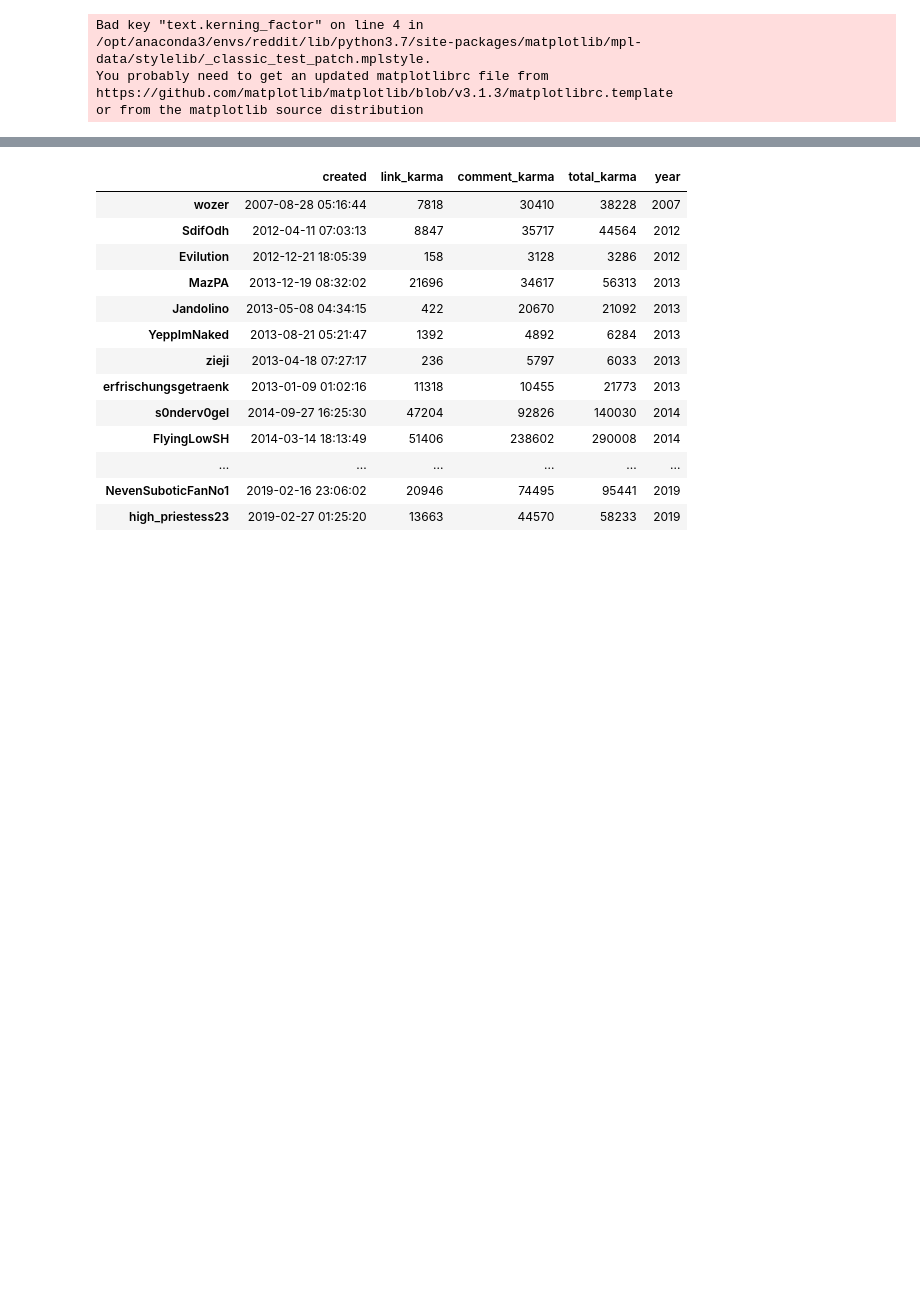
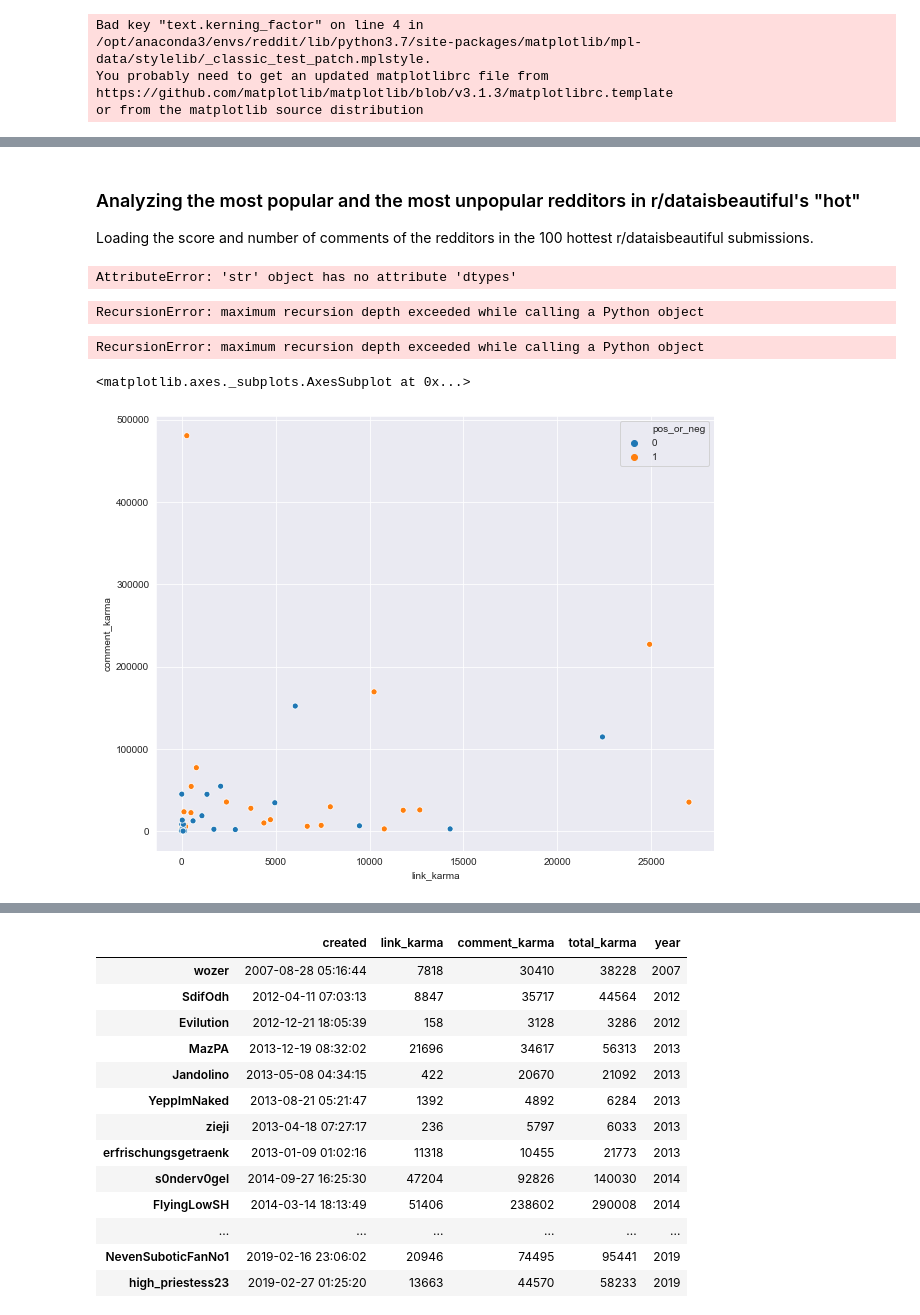
Before and after one commit to xaverdorner/reddit_analysis_project, a Jupyter notebook: Reddit_visualizations.ipynb, the cells around one changed output, grey strips where cells are left out. Saved outputs shown, nothing was run; the diff lists cells and outputs as text; code cells hidden in the pictures; blank space fills up the shorter version.

```diff
--- a/Reddit_visualizations.ipynb
+++ b/Reddit_visualizations.ipynb
@@ -41,0 +30,33 @@ top_25['created'] = pd.to_datetime(top_25['created'])
+# %% [markdown]
+### Analyzing the most popular and the most unpopular redditors in r/dataisbeautiful's "hot"
+Loading the score and number of comments of the redditors in the 100 hottest r/dataisbeautiful submissions.
+# %%
+# loading the top 100 submissions dataframe
+
+hot_redditors = pd.read_csv('top100_top_redditors_2020-05-10.csv', index_col=0)
+
+# loading the 2 dataframe with the top 25 most un/popular redditors
+
+positive = pd.read_csv('positive_redditors_2020-05-10.csv', index_col=0)
+positive['pos_or_neg'] = 1
+negative = pd.read_csv('negative_redditors_2020-05-10.csv', index_col=0)
+negative['pos_or_neg'] = 0
+# %%
+# merging positive and negative for comparability
+pos_and_neg = positive.reset_index().merge(negative.reset_index(),how='outer')
+# %%
+pos_and_neg['created'].iloc[0].dtype
+# %% [output]
+AttributeError: 'str' object has no attribute 'dtypes'
+# %%
+pos_and_neg
+# %% [output]
+RecursionError: maximum recursion depth exceeded while calling a Python object
+RecursionError: maximum recursion depth exceeded while calling a Python object
+# %%
+plt.figure(figsize=(10,(8)))
+sns.set_style('darkgrid')
+sns.scatterplot(data=pos_and_neg, x='link_karma', y='comment_karma', hue='pos_or_neg')
+# %% [output]
+<matplotlib.axes._subplots.AxesSubplot at 0x...>
+[figure, added]
```
Also changed, not shown: parts of 18 cells of this notebook, 2 other files.
